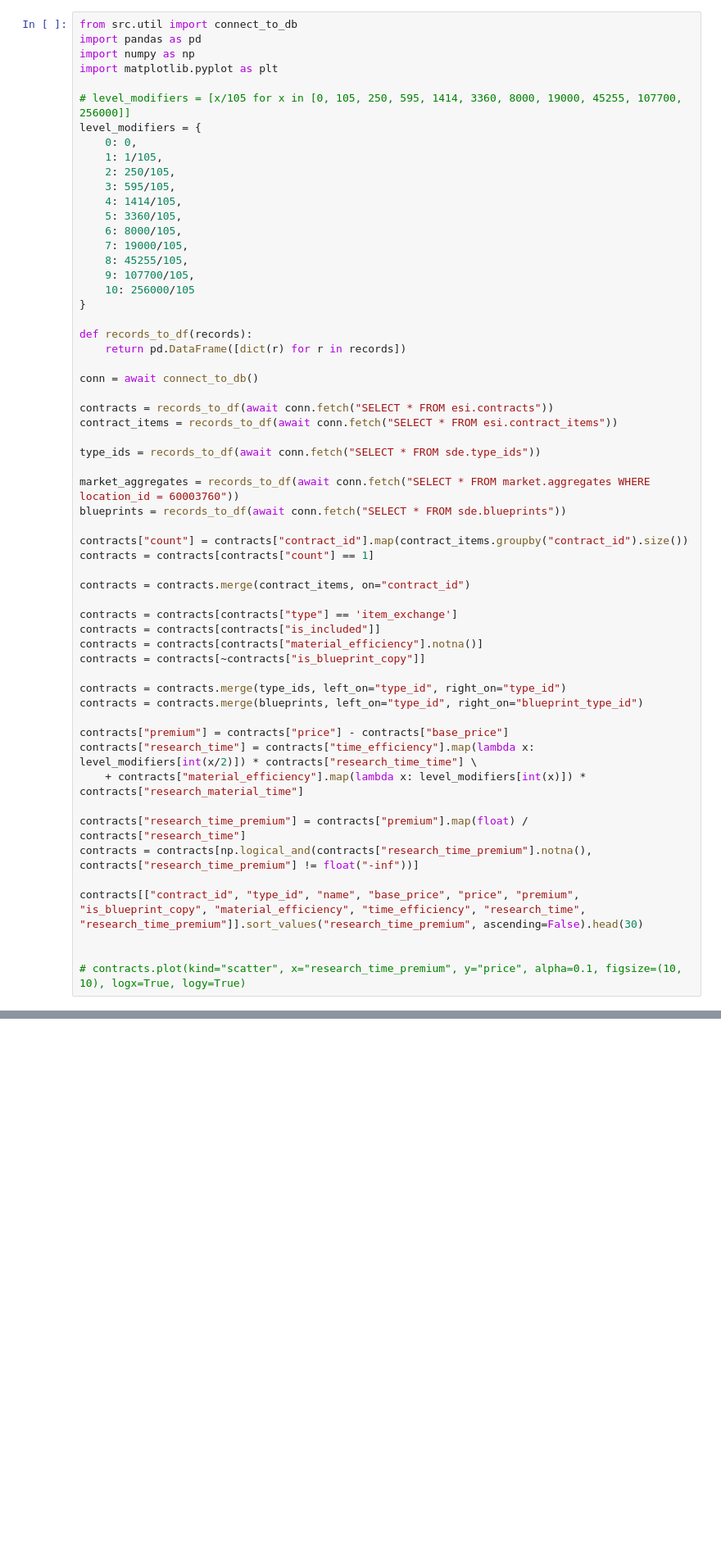
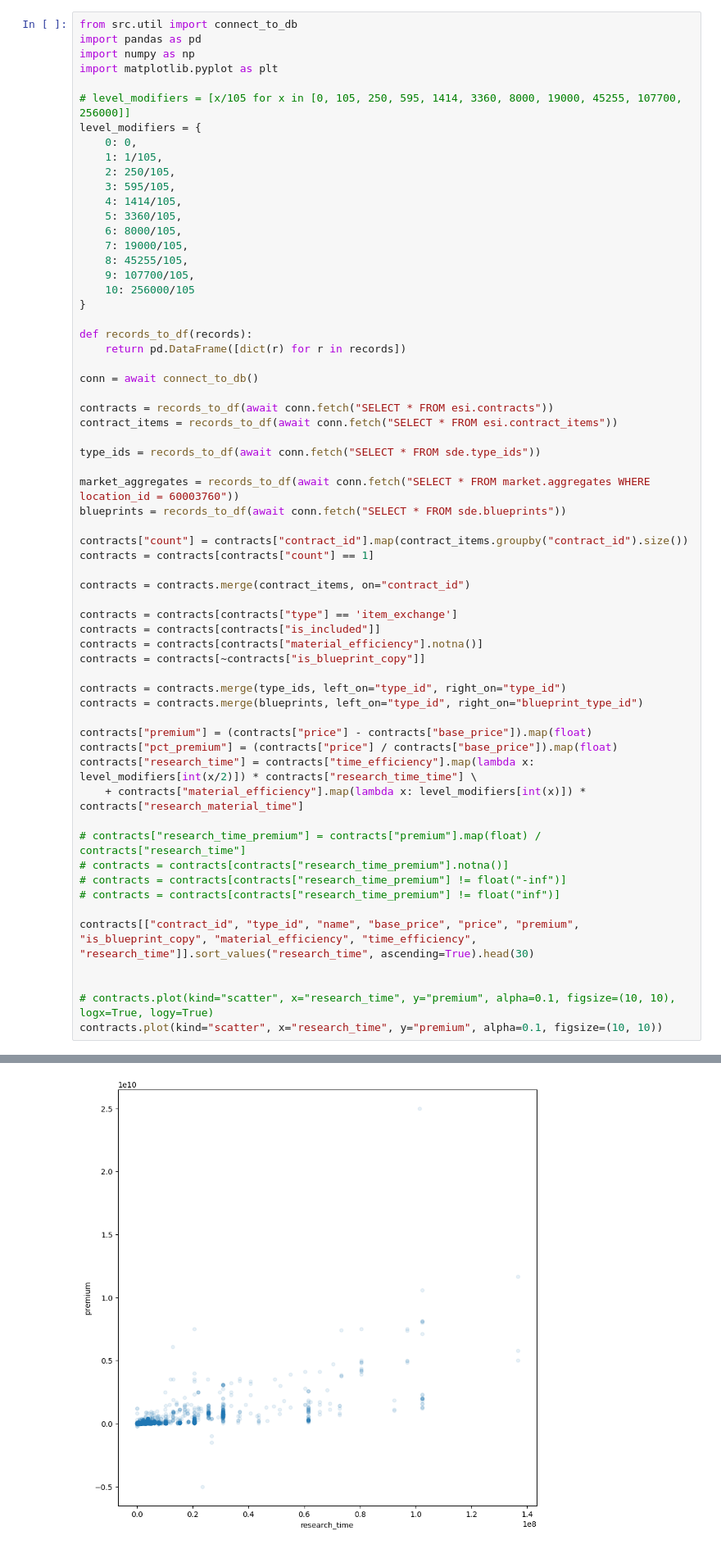
Before and after one commit to Markichu/eve-api-db, a Jupyter notebook: _contracts.ipynb, the cells around one changed output, grey strips where cells are left out. Shown: that part at 82% size. Drawn from its saved outputs; the diff is of its cells as text; blank space fills up the shorter version.

```diff
--- a/_contracts.ipynb
+++ b/_contracts.ipynb
@@ -45,15 +45,19 @@ contracts = contracts[~contracts["is_blueprint_copy"]]
 contracts = contracts.merge(type_ids, left_on="type_id", right_on="type_id")
 contracts = contracts.merge(blueprints, left_on="type_id", right_on="blueprint_type_id")
 
-contracts["premium"] = contracts["price"] - contracts["base_price"]
+contracts["premium"] = (contracts["price"] - contracts["base_price"]).map(float)
+contracts["pct_premium"] = (contracts["price"] / contracts["base_price"]).map(float)
 contracts["research_time"] = contracts["time_efficiency"].map(lambda x: level_modifiers[int(x/2)]) * contracts["research_time_time"] \
     + contracts["material_efficiency"].map(lambda x: level_modifiers[int(x)]) * contracts["research_material_time"]
 
-contracts["research_time_premium"] = contracts["premium"].map(float) / contracts["research_time"]
-contracts = contracts[np.logical_and(contracts["research_time_premium"].notna(), contracts["research_time_premium"] != float("-inf"))]
+# contracts["research_time_premium"] = contracts["premium"].map(float) / contracts["research_time"]
+# contracts = contracts[contracts["research_time_premium"].notna()]
+# contracts = contracts[contracts["research_time_premium"] != float("-inf")]
+# contracts = contracts[contracts["research_time_premium"] != float("inf")]
 
-contracts[["contract_id", "type_id", "name", "base_price", "price", "premium", "is_blueprint_copy", "material_efficiency", "time_efficiency", "research_time", "research_time_premium"]].sort_values("research_time_premium", ascending=False).head(30)
+contracts[["contract_id", "type_id", "name", "base_price", "price", "premium", "is_blueprint_copy", "material_efficiency", "time_efficiency", "research_time"]].sort_values("research_time", ascending=True).head(30)
 
 
-# contracts.plot(kind="scatter", x="research_time_premium", y="price", alpha=0.1, figsize=(10, 10), logx=True, logy=True)
+# contracts.plot(kind="scatter", x="research_time", y="premium", alpha=0.1, figsize=(10, 10), logx=True, logy=True)
+contracts.plot(kind="scatter", x="research_time", y="premium", alpha=0.1, figsize=(10, 10))
 # %% [output]
@@ -76,0 +65 @@ contracts[["contract_id", "type_id", "name", "base_price", "price", "premium", "
+[figure, added]
```
Also changed, not shown: parts of 4 cells of this notebook, 4 other files.
